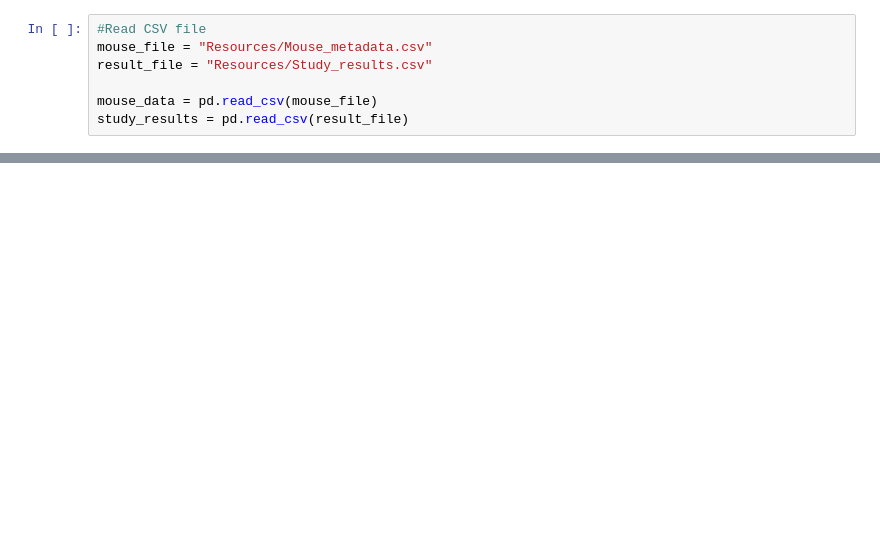
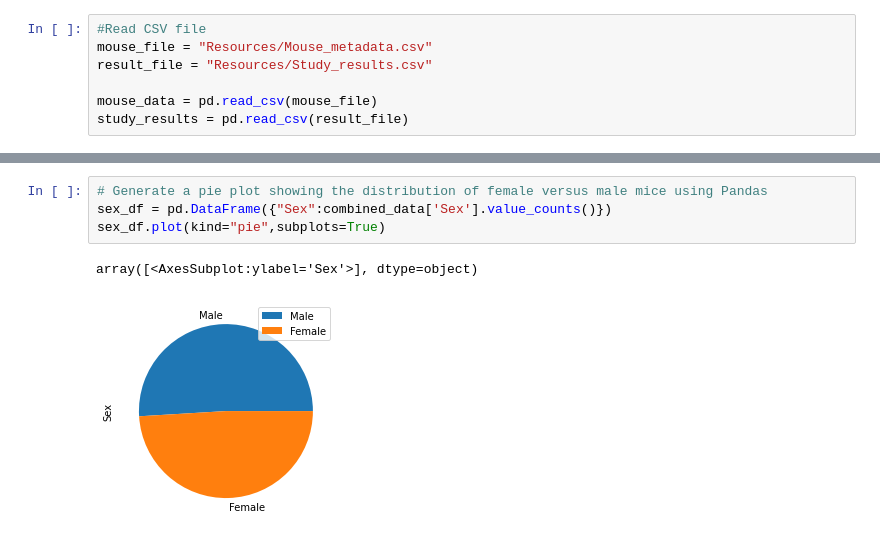
Before and after one commit to ericjbutton/matplotlib-challenge, a Jupyter notebook: Pymaceuticals/Pymaceuticals.ipynb, the cells around one changed output, grey strips where cells are left out. Cells and saved outputs as stored; diff of their text form; blank space fills up the shorter version.

```diff
--- a/Pymaceuticals/Pymaceuticals.ipynb
+++ b/Pymaceuticals/Pymaceuticals.ipynb
@@ -45,0 +146,7 @@ combined_data['Mouse ID'].nunique()
+# %%
+# Generate a pie plot showing the distribution of female versus male mice using Pandas
+sex_df = pd.DataFrame({"Sex":combined_data['Sex'].value_counts()})
+sex_df.plot(kind="pie",subplots=True)
+# %% [output]
+array([<AxesSubplot:ylabel='Sex'>], dtype=object)
+[figure, added]
```
Also changed, not shown: parts of 17 cells of this notebook.
